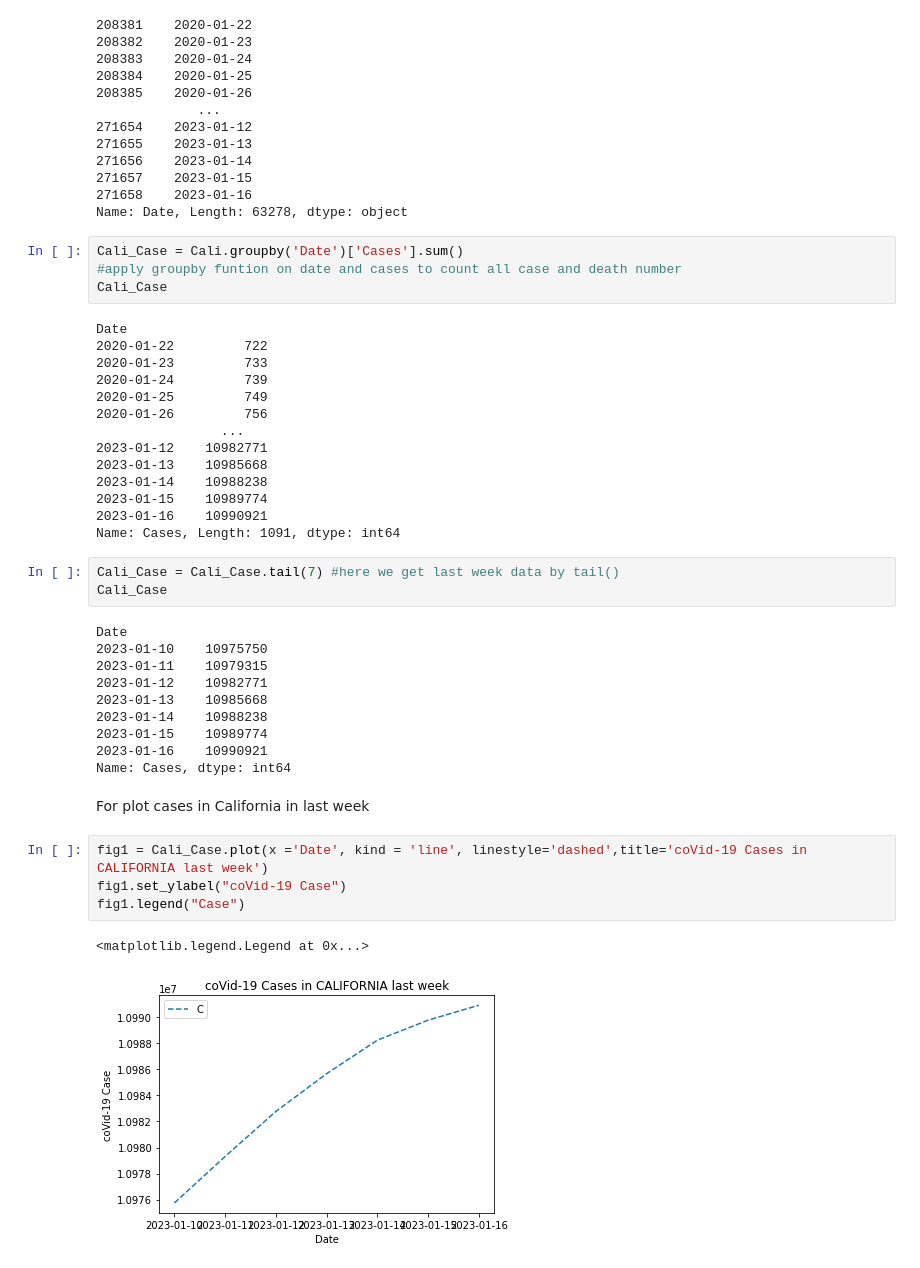
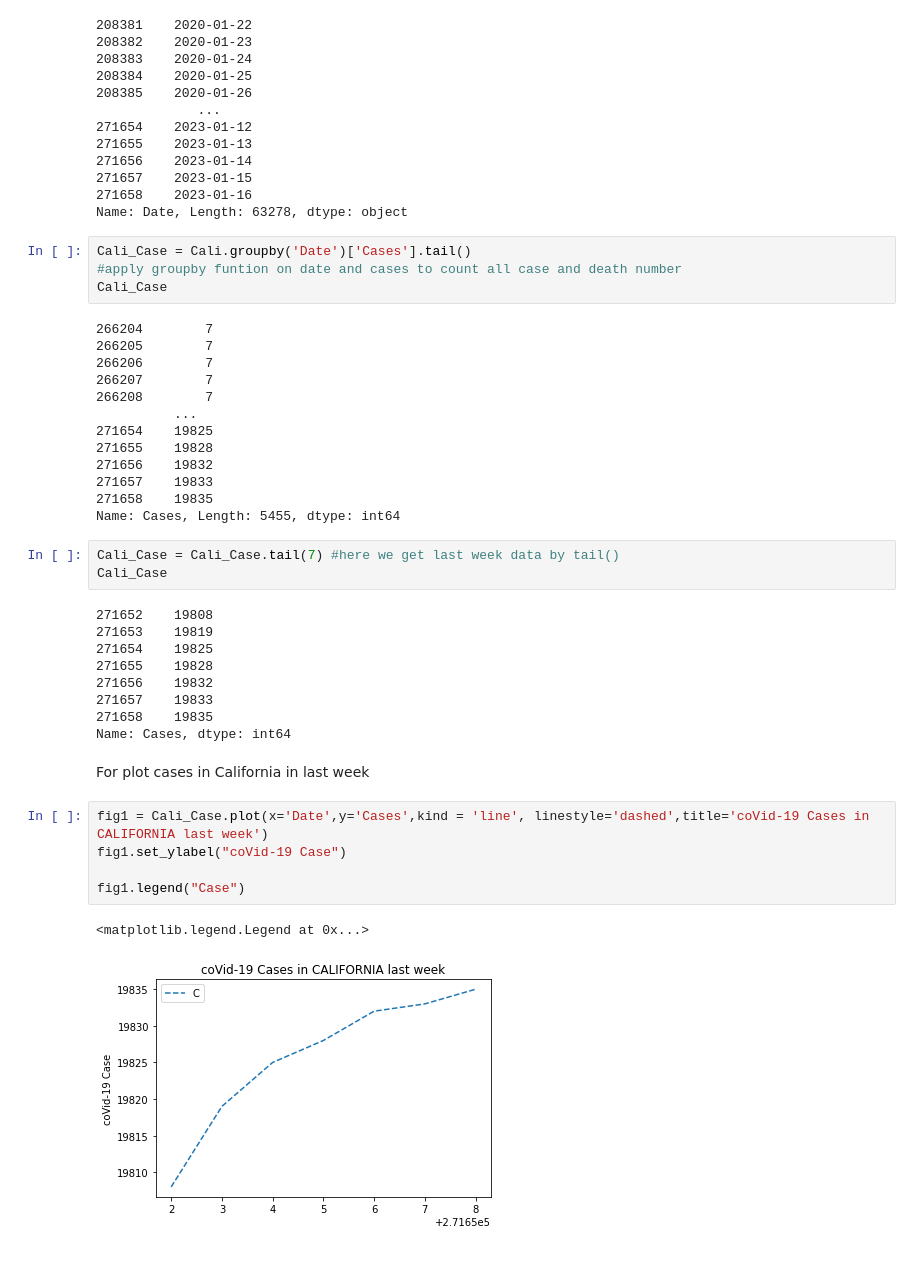
Before and after one commit to ssjung1/csc405-group-project, a Jupyter notebook: Project/src/member/Pratik/S1-task-3.ipynb, the cells around one changed output. Saved outputs shown, nothing was run; the diff lists cells and outputs as text.

```diff
--- a/Project/src/member/Pratik/S1-task-3.ipynb
+++ b/Project/src/member/Pratik/S1-task-3.ipynb
@@ -96,42 +98,41 @@ Cali['Date'] # finding date range for california state
 271658    2023-01-16
 Name: Date, Length: 63278, dtype: object
 # %%
-Cali_Case = Cali.groupby('Date')['Cases'].sum()
+Cali_Case = Cali.groupby('Date')['Cases'].tail()
 #apply groupby funtion on date and cases to count all case and death number
 Cali_Case
 # %% [output]
-Date
-2020-01-22         722
-2020-01-23         733
-2020-01-24         739
-2020-01-25         749
-2020-01-26         756
-                ...
-2023-01-12    10982771
-2023-01-13    10985668
-2023-01-14    10988238
-2023-01-15    10989774
-2023-01-16    10990921
-Name: Cases, Length: 1091, dtype: int64
+266204        7
+266205        7
+266206        7
+266207        7
+266208        7
+          ...
+271654    19825
+271655    19828
+271656    19832
+271657    19833
+271658    19835
+Name: Cases, Length: 5455, dtype: int64
 # %%
 Cali_Case = Cali_Case.tail(7) #here we get last week data by tail()
 Cali_Case
 # %% [output]
-Date
-2023-01-10    10975750
-2023-01-11    10979315
-2023-01-12    10982771
-2023-01-13    10985668
-2023-01-14    10988238
-2023-01-15    10989774
-2023-01-16    10990921
+271652    19808
+271653    19819
+271654    19825
+271655    19828
+271656    19832
+271657    19833
+271658    19835
 Name: Cases, dtype: int64
 # %% [markdown]
 For plot cases in California in last week
 # %%
-fig1 = Cali_Case.plot(x ='Date', kind = 'line', linestyle='dashed',title='coVid-19 Cases in CALIFORNIA last week')
+fig1 = Cali_Case.plot(x='Date',y='Cases',kind = 'line', linestyle='dashed',title='coVid-19 Cases in CALIFORNIA last week')
 fig1.set_ylabel("coVid-19 Case")
+
 fig1.legend("Case")
 # %% [output]
 <matplotlib.legend.Legend at 0x...>
-[figure, old version]
+[figure, new version]
```
Also changed, not shown: parts of 1 cell of this notebook, 1 other file.
